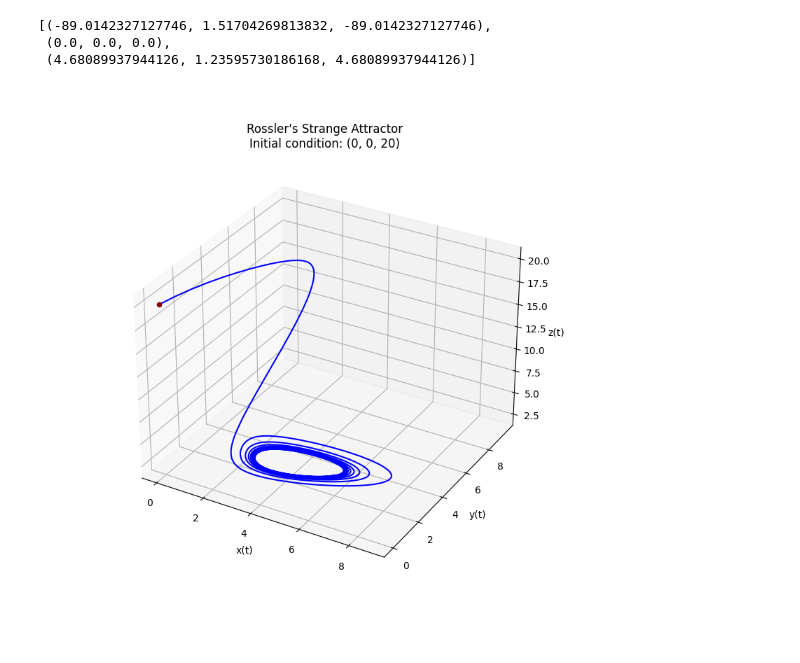
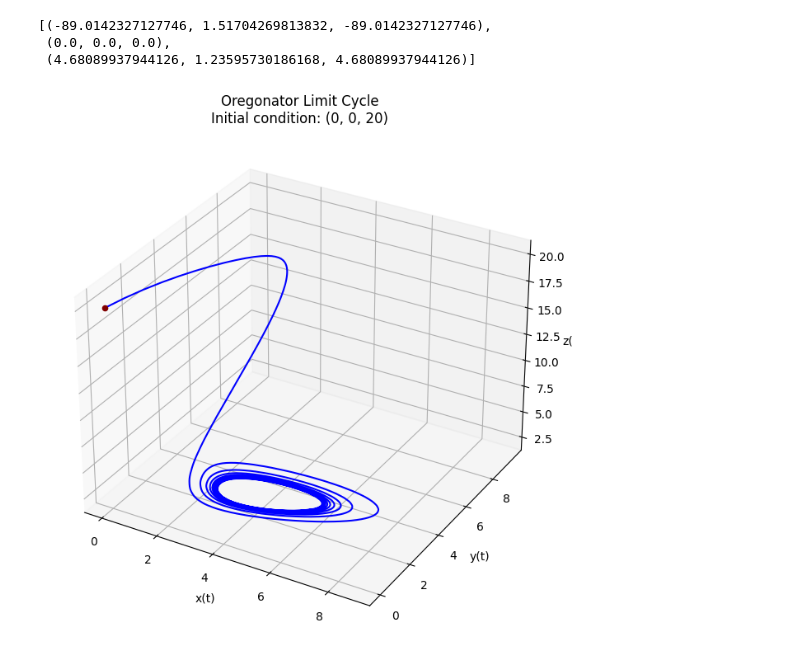
Before and after one commit to Yolonek/NonlinearDynamics, a Jupyter notebook: L1-PhasePlanePortraitAnalysis.ipynb, the cells around one changed output. Cells and saved outputs as stored; diff of their text form; code cells hidden in the pictures.

```diff
--- a/L1-PhasePlanePortraitAnalysis.ipynb
+++ b/L1-PhasePlanePortraitAnalysis.ipynb
@@ -295,16 +295,16 @@ trajectories = calculate_numerically_list_of_trajectories(
     thresholds, initial_points, with_t_array=False
 )
 # %%
-%matplotlib widget
+# %matplotlib widget
 figure = plt.figure()
 axes = figure.add_subplot(111, projection='3d')
 for trajectory in trajectories:
     # plot_colored_line3d(*trajectory, t_range, axes, colormap_type='brg') #very slow
     axes.plot(*trajectory, color='blue')
 axes.scatter(init_x, init_y, init_z, color='maroon')
 figure.set_size_inches(8, 8)
 # axes.view_init(elev=-100, azim=50)
-_=axes.set(title=f'Rossler\'s Strange Attractor\nInitial condition: {list(zip(init_x, init_y, init_z))[0]}',
+_=axes.set(title=f'Oregonator Limit Cycle\nInitial condition: {list(zip(init_x, init_y, init_z))[0]}',
            xlabel=f'{x}', ylabel=f'{y}', zlabel=f'{z}')
 # %% [output]
-[figure, old version]
+[figure, new version]
```
Also changed, not shown: parts of 2 cells of this notebook, 9 other files.
